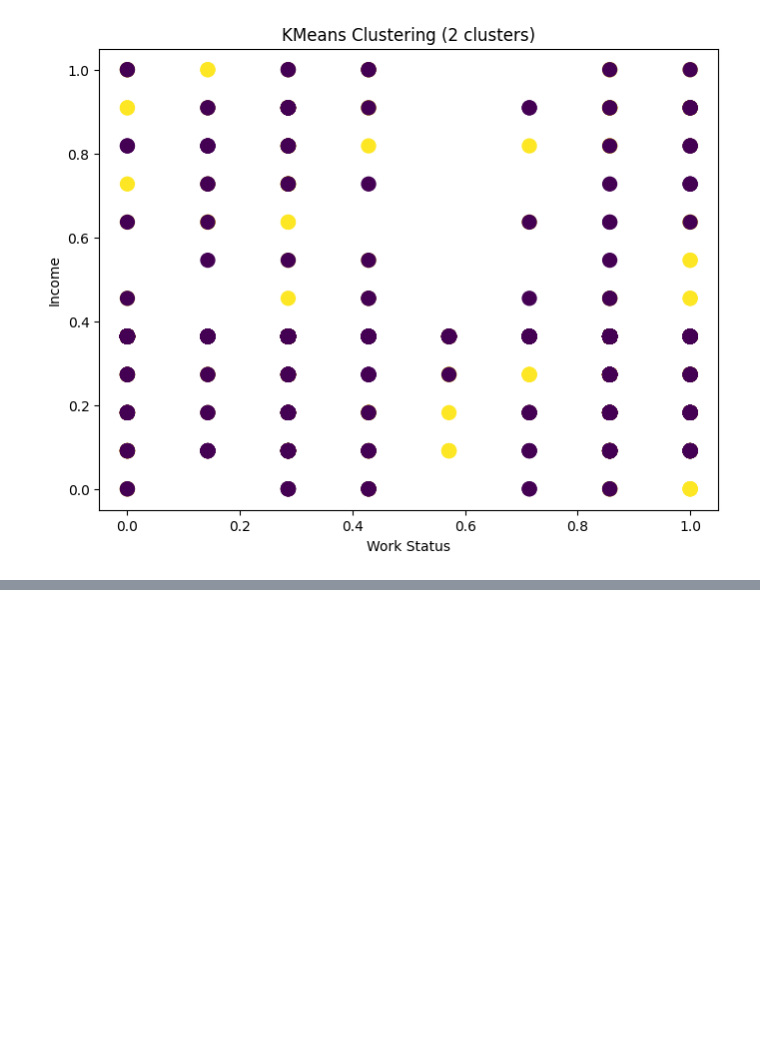
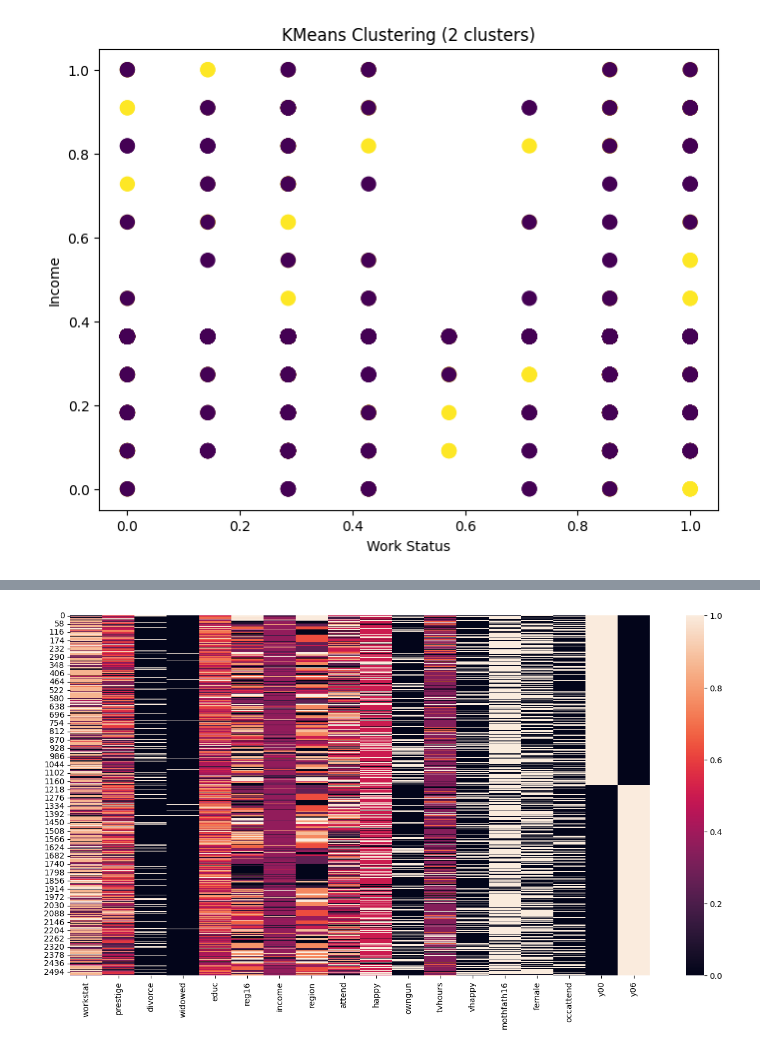
Before and after one commit to Vishal-257/EDA_DA, a Jupyter notebook: eda_da.ipynb, the cells around one changed output, grey strips where cells are left out. Drawn from its saved outputs; the diff is of its cells as text; code cells hidden in the pictures; blank space fills up the shorter version.

```diff
--- a/eda_da.ipynb
+++ b/eda_da.ipynb
@@ -310,0 +346,8 @@ Text(0.5, 1.0, 'KMeans Clustering (2 clusters)')
+# %%
+X = df.copy() # copying the data as we will use df for other algorithms too
+colname = X.columns
+ms = MinMaxScaler()
+X = ms.fit_transform(X)
+# %%
+x = pd.DataFrame(X,columns=colname)
+x.head()
@@ -310,0 +361,6 @@ Text(0.5, 1.0, 'KMeans Clustering (2 clusters)')
+# %%
+plt.figure(1, figsize = (16 ,8))
+sns.heatmap(x)
+plt.show()
+# %% [output]
+[figure, added]
```
Also changed, not shown: parts of 12 cells of this notebook.
